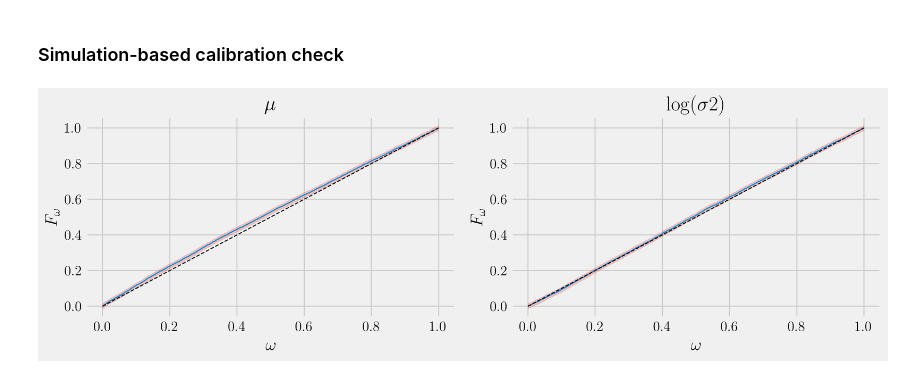
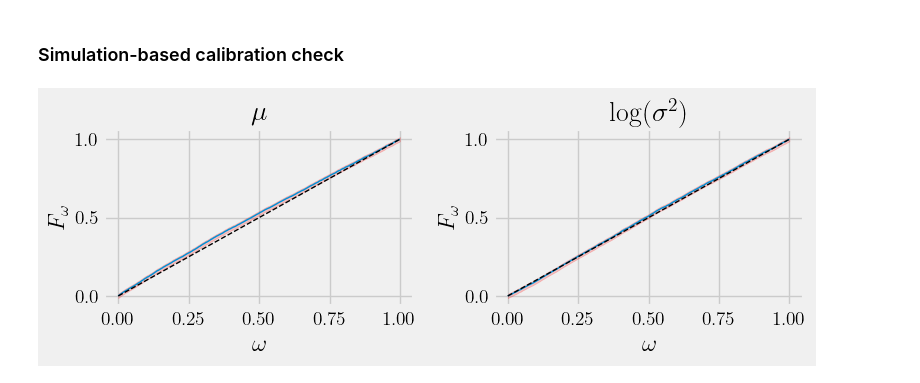
Before and after one commit to J-PNtwali/amortized_variational_inference, a Jupyter notebook: gaussian_mean_var.ipynb, the cells around one changed output. Drawn from its saved outputs; the diff is of its cells as text; code cells hidden in the pictures.

Commit message:
updated SBC plot function

```diff
--- a/gaussian_mean_var.ipynb
+++ b/gaussian_mean_var.ipynb
@@ -217,9 +216,10 @@ fig.savefig(fname="figures/gaussian1d_.png")
 ### Simulation-based calibration check
 # %%
 # with sorting
-f = hf.sbc_gaussian(gmmnet, prior, Gaussian1D.GenerateSimulator, n_obs, 10000, ecdf=True, ecdf_diff=False, logscale=[1], dpi=300)
+f = hf.sbc_plot(gmmnet, prior, Gaussian1D.GenerateSimulator, n_obs, 1000, logscale=[1],
+                  labels=[r'$\mu$', r'$\log(\sigma^2)$'], figsize=(8,3))
 f.savefig(fname="figures/gaussian1d_sbc.png")
 # with no sorting
-#f1 = hf.sbc_gaussian(gmmnet1, prior, Gaussian1D.GenerateSimulator, n_obs, 10000, ecdf=True, ecdf_diff=False, logscale=[1])
+#f1 = hf.sbc_plot(gmmnet1, prior, Gaussian1D.GenerateSimulator, n_obs, 1000, logscale=[1], labels=[r'$\mu$', r'$\log(\sigma^2)$'], figsize=(8,3))
 # %% [output]
-[figure, old version]
+[figure, new version]
```
Also changed, not shown: parts of 4 cells of this notebook, 7 other files.
